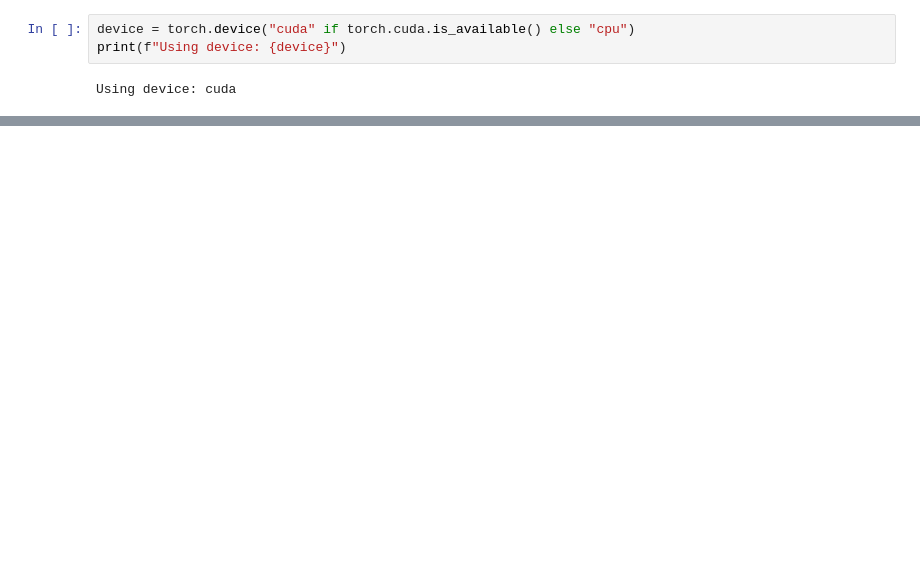
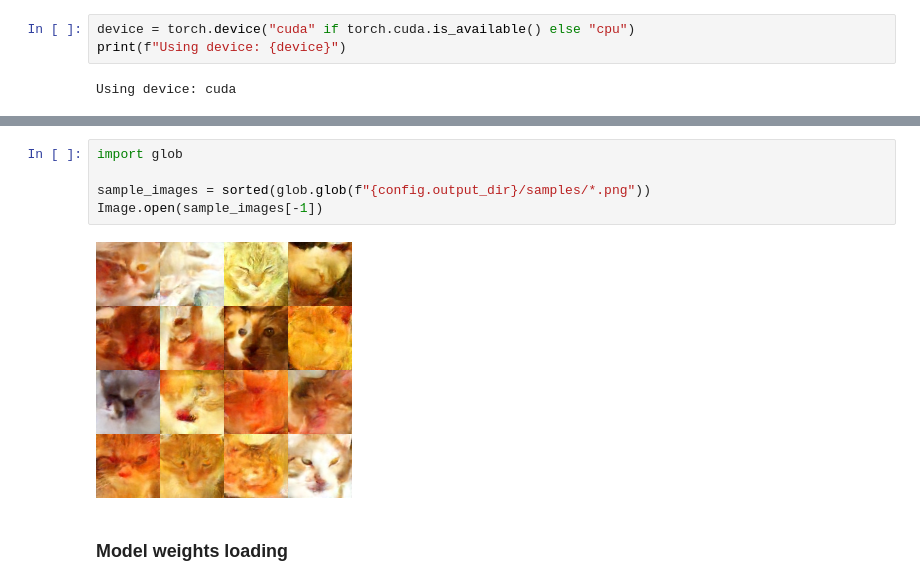
Before and after one commit to Ja-Gk-00/DeepLearning, a Jupyter notebook: Project_III/Notebooks/GenerationExploration.ipynb, the cells around one changed output, grey strips where cells are left out. Saved outputs shown, nothing was run; the diff lists cells and outputs as text; blank space fills up the shorter version.

```diff
--- a/Project_III/Notebooks/GenerationExploration.ipynb
+++ b/Project_III/Notebooks/GenerationExploration.ipynb
@@ -41,0 +159,9 @@ for i, img in enumerate(samples):
+# %%
+import glob
+
+sample_images = sorted(glob.glob(f"{config.output_dir}/samples/*.png"))
+Image.open(sample_images[-1])
+# %% [output]
+[figure, added]
+# %% [markdown]
+### Model weights loading
```
Also changed, not shown: parts of 21 cells of this notebook, 52 other files.
